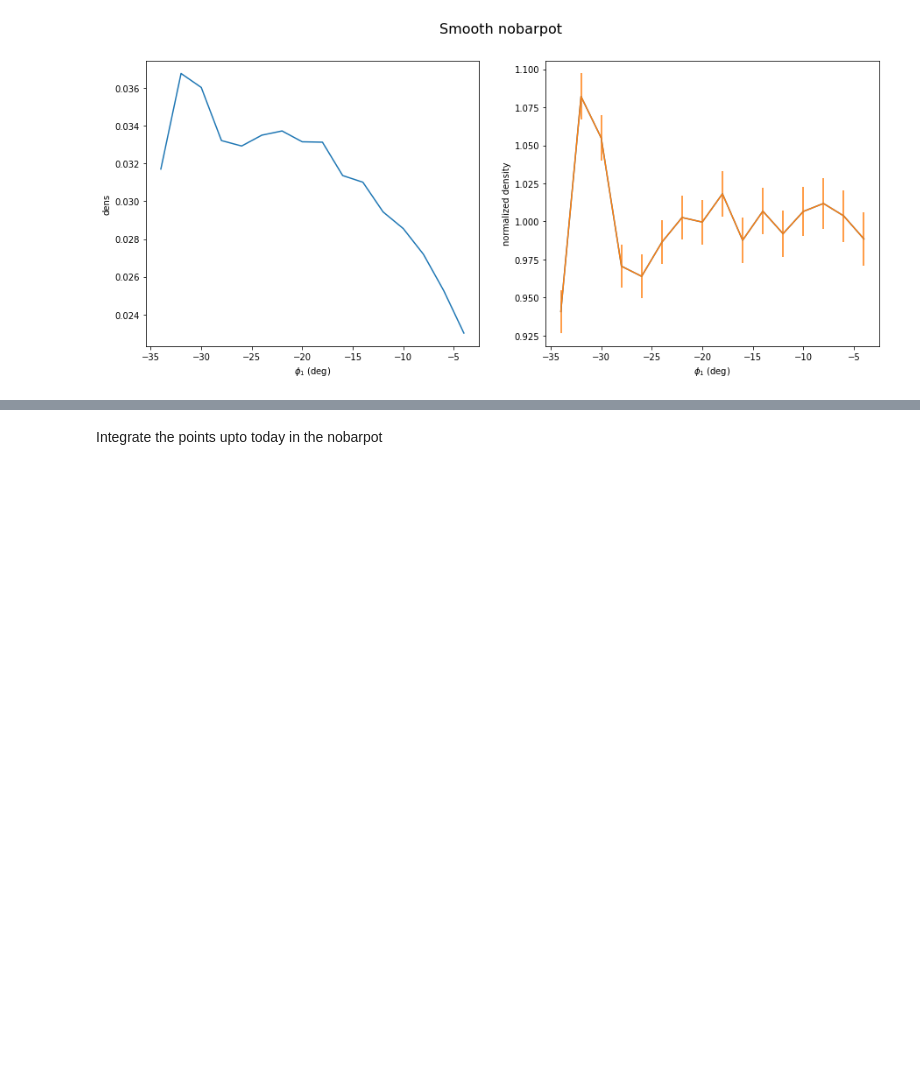
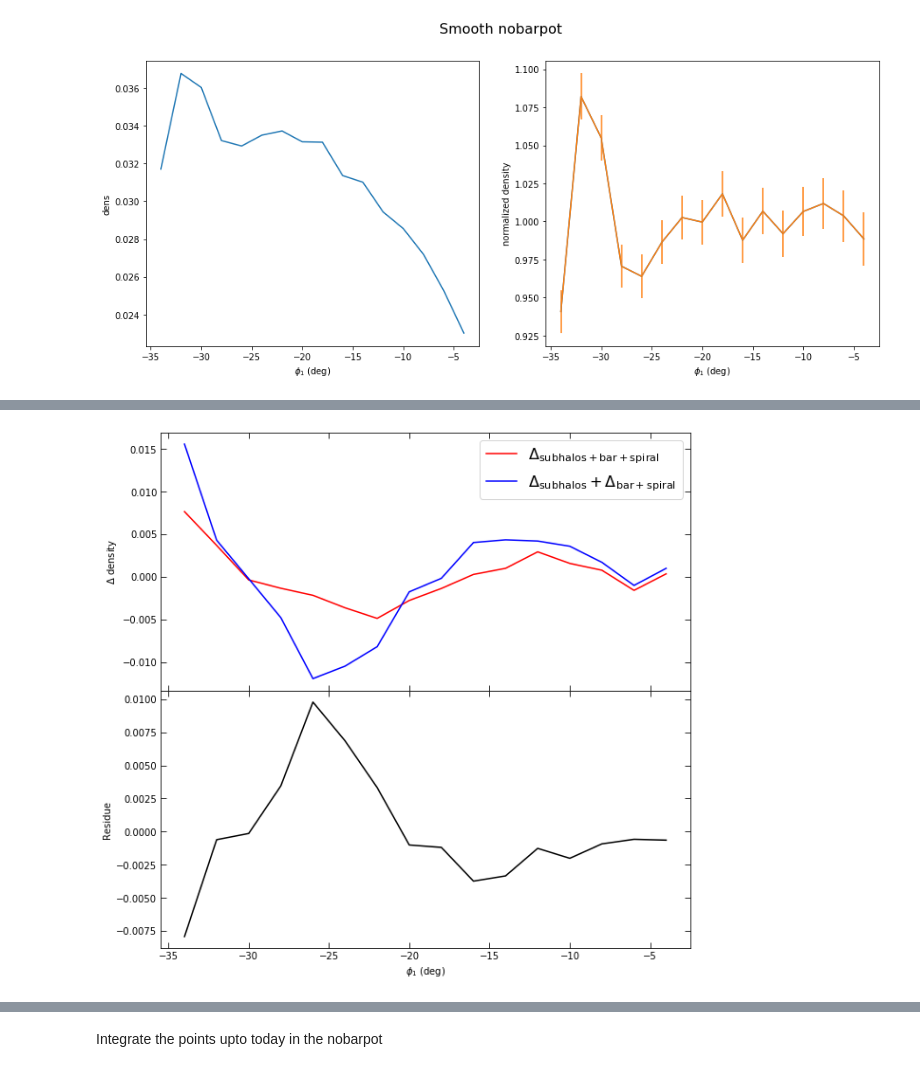
Before and after one commit to nbanik/Analyze_GD-1, a Jupyter notebook: spraydf_combine_bar+spiral and subhalos.ipynb, the cells around one changed output, grey strips where cells are left out. Cells and saved outputs as stored; diff of their text form; code cells hidden in the pictures; blank space fills up the shorter version.

```diff
--- a/spraydf_combine_bar+spiral and subhalos.ipynb
+++ b/spraydf_combine_bar+spiral and subhalos.ipynb
@@ -520,3 +656,36 @@ no of xi bins = 15
+# %%
+#delta dens_(sub+bar/spiral) ==? delta dens_(no-sub+bar/spiral) + delta dens_(sub+nobar/spiral)
+#initial sample in nobarpot
+
+plt.figure(figsize=(10,10))
+ax1=plt.subplot(2,1,1)
+
+ax1.tick_params(axis='both',direction='in',which='both',top=True,right=True,length=6.,labelbottom=False)
+plt.plot(midphi1_substrongBS_nobarpot,den_substrongBS_nobarpot - dens,c='r',label=r'$\Delta_{\rm{subhalos + bar + spiral}}$')
+plt.plot(midphi1_substrongBS_nobarpot,((den_sub_nobarpot - dens) + (den_nobarpot_strongBS - dens)),c='b',label=r'$\Delta_{\rm{subhalos}} + \Delta_{\rm{bar + spiral}}$')
+plt.ylabel(r'$\Delta$ density')
+#plt.xlim(220.,250.)
+#plt.ylim(-5.,9.)
+#plt.xlabel('RA (deg)')
+#plt.text(0.03,0.85,'Frequency-angle',fontsize=16,transform=ax1.transAxes)
+#plt.xlabel([])
+plt.legend(loc='upper right',fontsize=16)
+plt.xtick_labelsize=0.
+
+ax2=plt.subplot(2,1,2)
+ax2.tick_params(axis='both',direction='in',which='both',top=True,right=True,length=6.)
+plt.plot(midphi1_substrongBS_nobarpot,(den_substrongBS_nobarpot - dens) - ((den_sub_nobarpot - dens) + (den_nobarpot_strongBS - dens)),c='k')
+
+plt.ylabel(r'Residue')
+plt.xlabel(r'$\phi_{1}$ (deg)')
+#plt.xlabel('RA (deg)',fontsize=16)
+#plt.ylabel('Dec (deg)',fontsize=16)
+#plt.legend(loc='lower right',fontsize=16)
+plt.subplots_adjust(wspace=0, hspace=0)
+#plt.savefig('plots/streamdf_spraydf_compare.pdf',bbox_inches='tight')
+plt.show()
+# %% [output]
+[figure, added]
 # %%
 #only bar+spiral; initial sample generated in nobarpot
 
```
Also changed, not shown: parts of 34 cells of this notebook, 1 other file.
